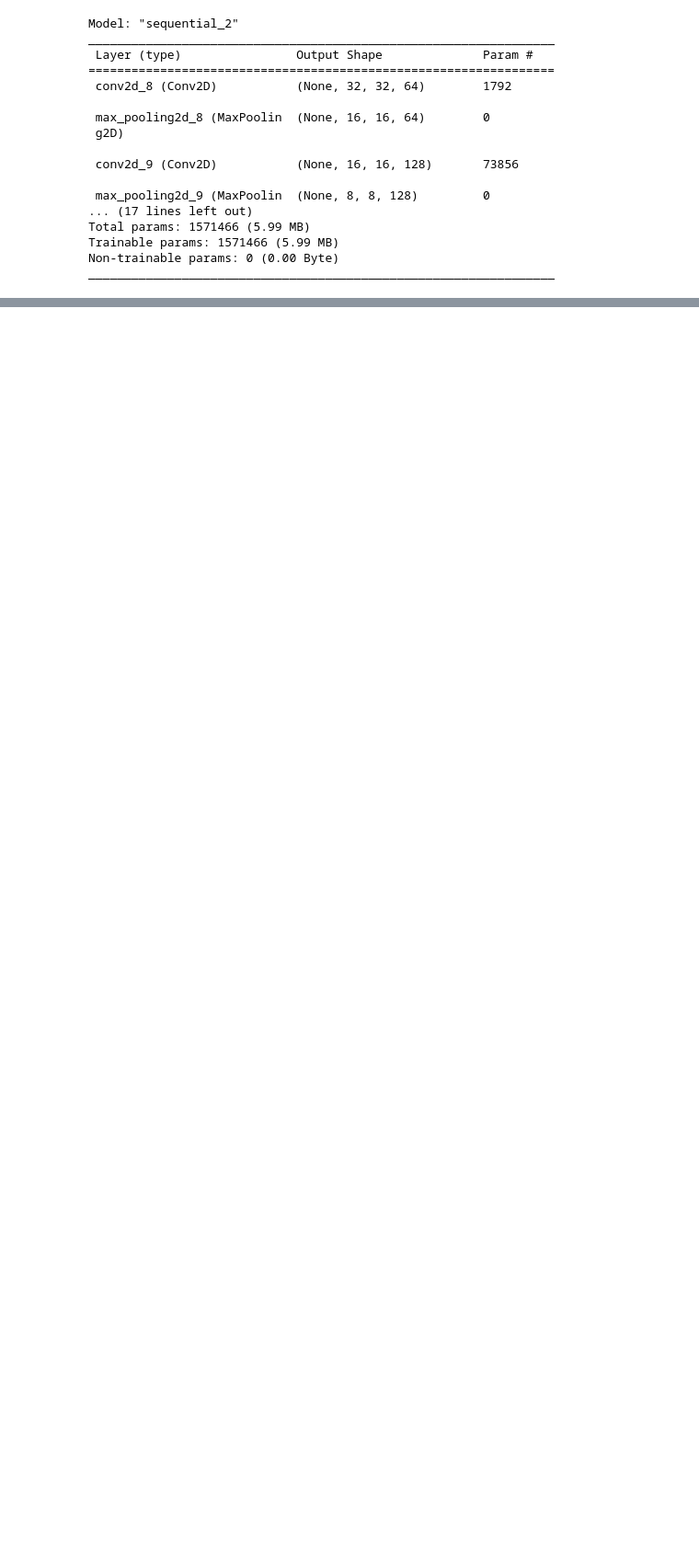
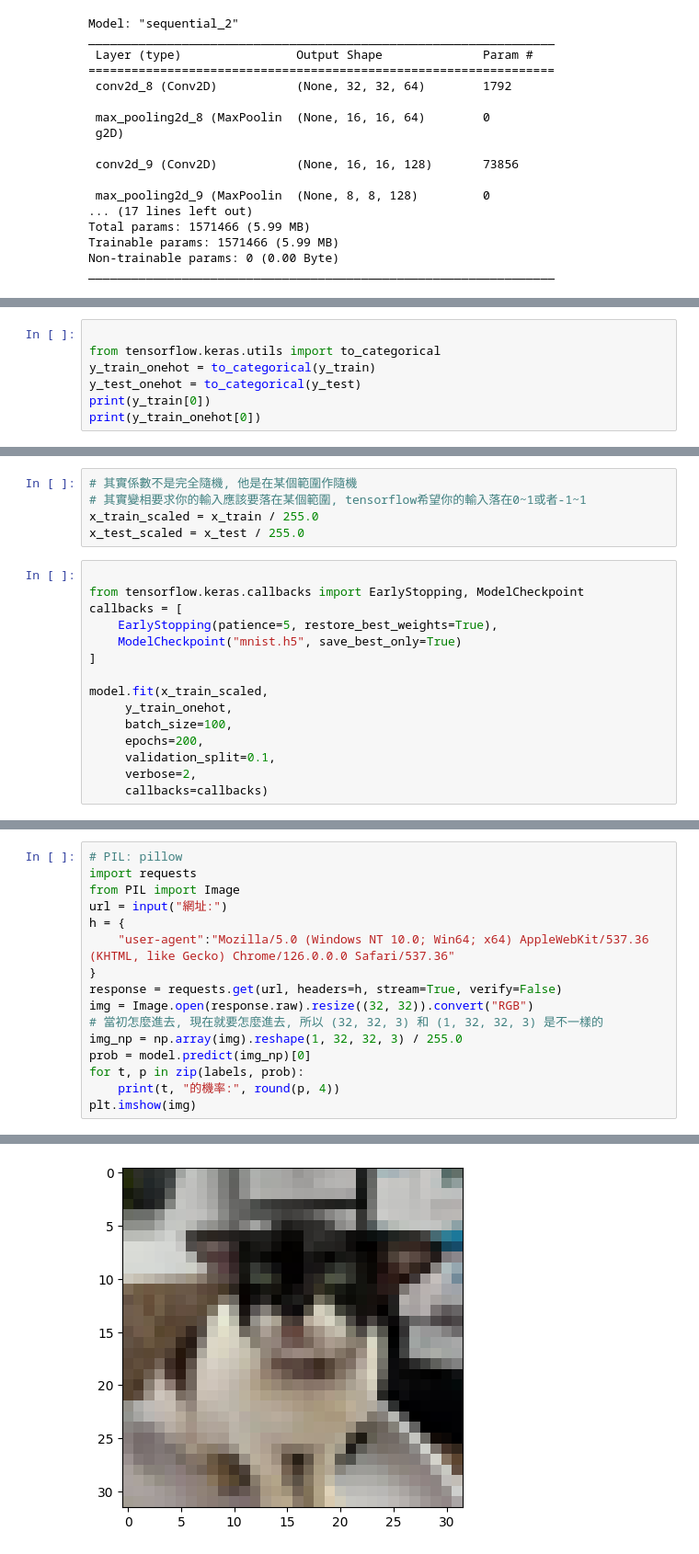
Before and after one commit to Elwing-Chou/ximen0624, a Jupyter notebook: 6_cnn.ipynb, the cells around one changed output, grey strips where cells are left out. Shown at 92% size. Drawn from its saved outputs; the diff is of its cells as text; blank space fills up the shorter version.

```diff
--- a/6_cnn.ipynb
+++ b/6_cnn.ipynb
@@ -123,0 +124,7 @@ _________________________________________________________________
+# %%
+
+from tensorflow.keras.utils import to_categorical
+y_train_onehot = to_categorical(y_train)
+y_test_onehot = to_categorical(y_test)
+print(y_train[0])
+print(y_train_onehot[0])
@@ -123,0 +134,20 @@ _________________________________________________________________
+# %%
+# 其實係數不是完全隨機, 他是在某個範圍作隨機
+# 其實變相要求你的輸入應該要落在某個範圍, tensorflow希望你的輸入落在0~1或者-1~1
+x_train_scaled = x_train / 255.0
+x_test_scaled = x_test / 255.0
+# %%
+
+from tensorflow.keras.callbacks import EarlyStopping, ModelCheckpoint
+callbacks = [
+    EarlyStopping(patience=5, restore_best_weights=True),
+    ModelCheckpoint("mnist.h5", save_best_only=True)
+]
+
+model.fit(x_train_scaled,
+     y_train_onehot,
+     batch_size=100,
+     epochs=200,
+     validation_split=0.1,
+     verbose=2,
+     callbacks=callbacks)
@@ -123,0 +178,17 @@ _________________________________________________________________
+# %%
+# PIL: pillow
+import requests
+from PIL import Image
+url = input("網址:")
+h = {
+    "user-agent":"Mozilla/5.0 (Windows NT 10.0; Win64; x64) AppleWebKit/537.36 (KHTML, like Gecko) Chrome/126.0.0.0 Safari/537.36"
+}
+response = requests.get(url, headers=h, stream=True, verify=False)
+img = Image.open(response.raw).resize((32, 32)).convert("RGB")
+# 當初怎麼進去, 現在就要怎麼進去, 所以 (32, 32, 3) 和 (1, 32, 32, 3) 是不一樣的
+img_np = np.array(img).reshape(1, 32, 32, 3) / 255.0
+prob = model.predict(img_np)[0]
+for t, p in zip(labels, prob):
+    print(t, "的機率:", round(p, 4))
+plt.imshow(img)
+# %% [output]
@@ -123,0 +208 @@ _________________________________________________________________
+[figure, added]
```
Also changed, not shown: parts of 9 cells of this notebook.
